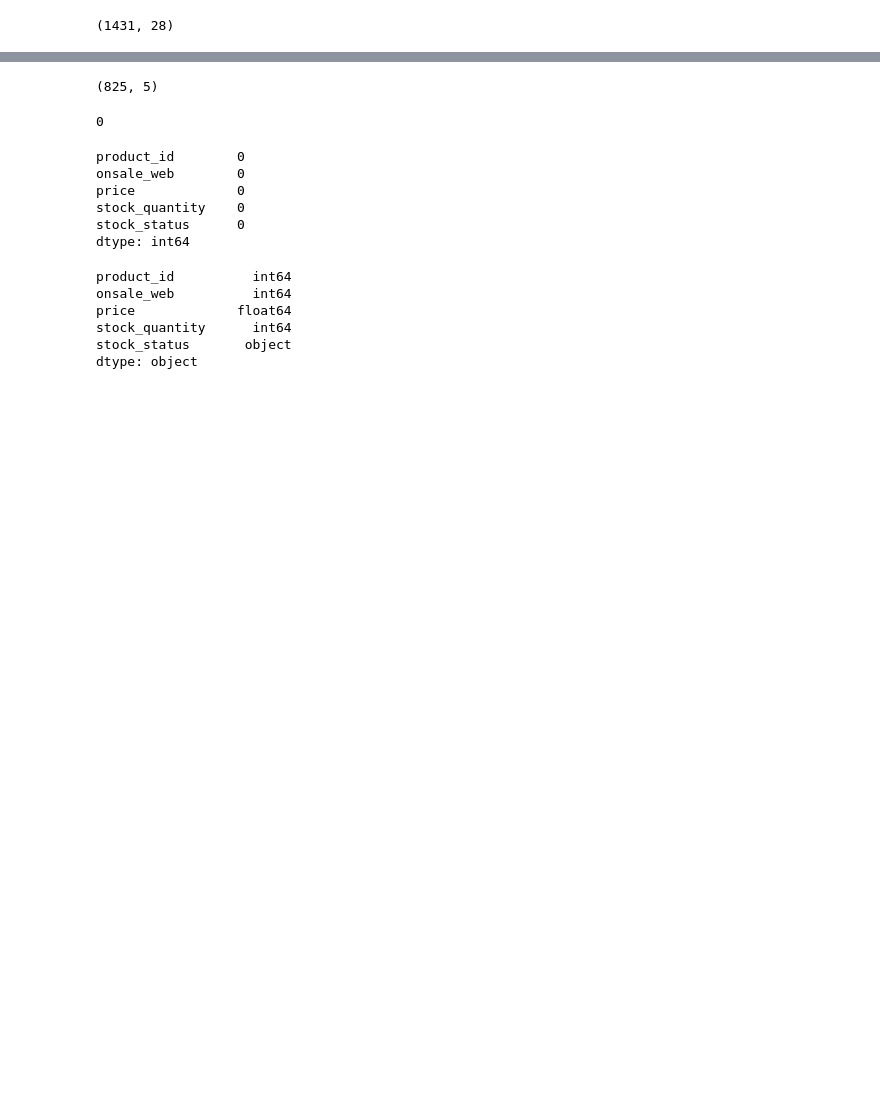
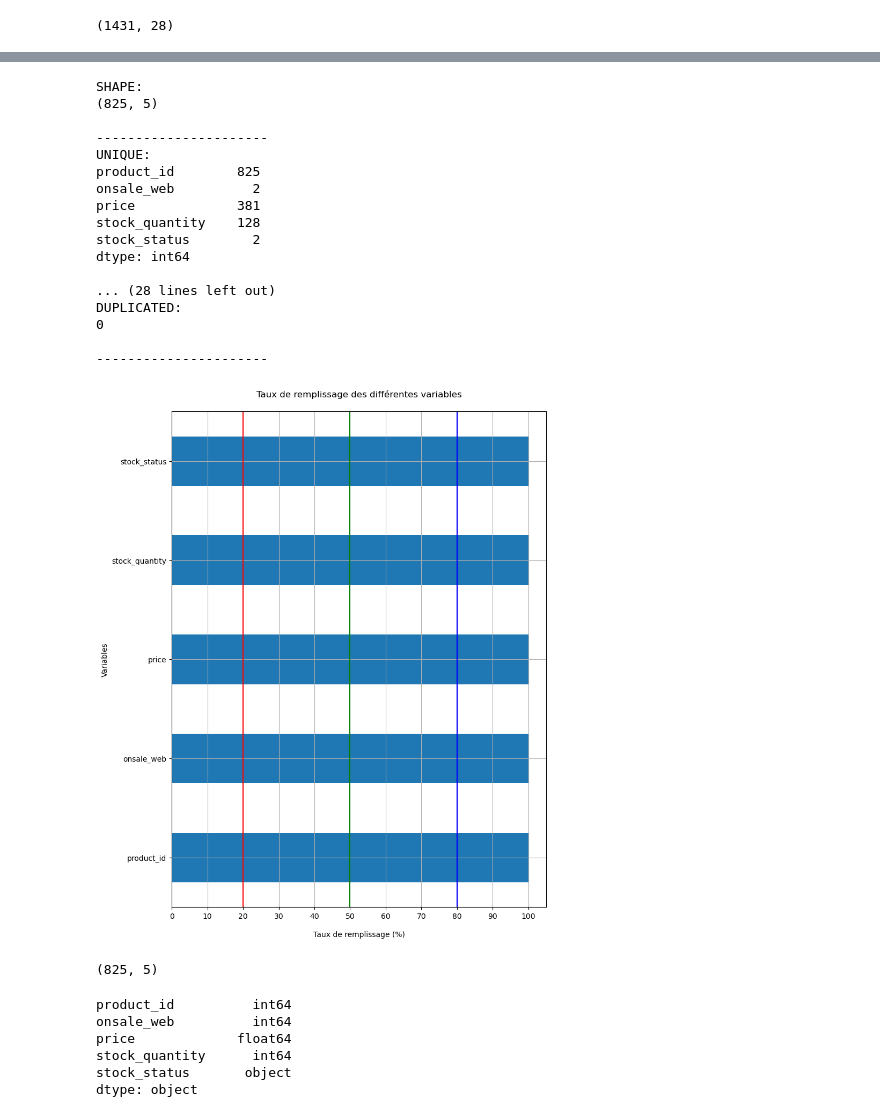
Before and after one commit to IA-44/buhtig-wine, a Jupyter notebook: buhtig_eda.ipynb, the cells around one changed output, grey strips where cells are left out. Drawn from its saved outputs; the diff is of its cells as text; code cells hidden in the pictures; blank space fills up the shorter version.

```diff
--- a/buhtig_eda.ipynb
+++ b/buhtig_eda.ipynb
@@ -80,4 +70,27 @@ web.fillna(0, inplace=True)
 # Vérification types
 
 #web.dtypes
+# %%
+# Visualisation du df erp
+
+verif(erp)
+# %% [output]
+SHAPE:
+(825, 5)
+
+----------------------
+UNIQUE:
+product_id        825
+onsale_web          2
+price             381
+stock_quantity    128
+stock_status        2
+dtype: int64
+
+... (28 lines left out)
+DUPLICATED:
+0
+
+----------------------
+[figure, added]
 # %%
@@ -86,23 +97,6 @@ web.fillna(0, inplace=True)
 erp.shape
 # %% [output]
 (825, 5)
-# %%
-# Controle du nombre de doublons
-
-erp.duplicated().sum()
-# %% [output]
-0
-# %%
-# Controle du nombre d'éléments null
-
-erp.isnull().sum()
-# %% [output]
-product_id        0
-onsale_web        0
-price             0
-stock_quantity    0
-stock_status      0
-dtype: int64
 # %%
 # Vérif types
 
```
Also changed, not shown: parts of 15 cells of this notebook.
